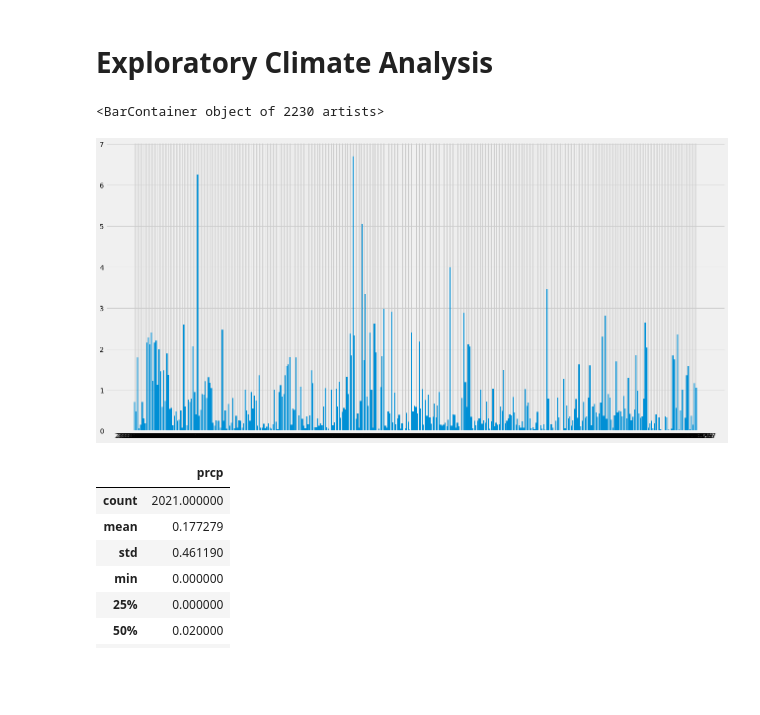
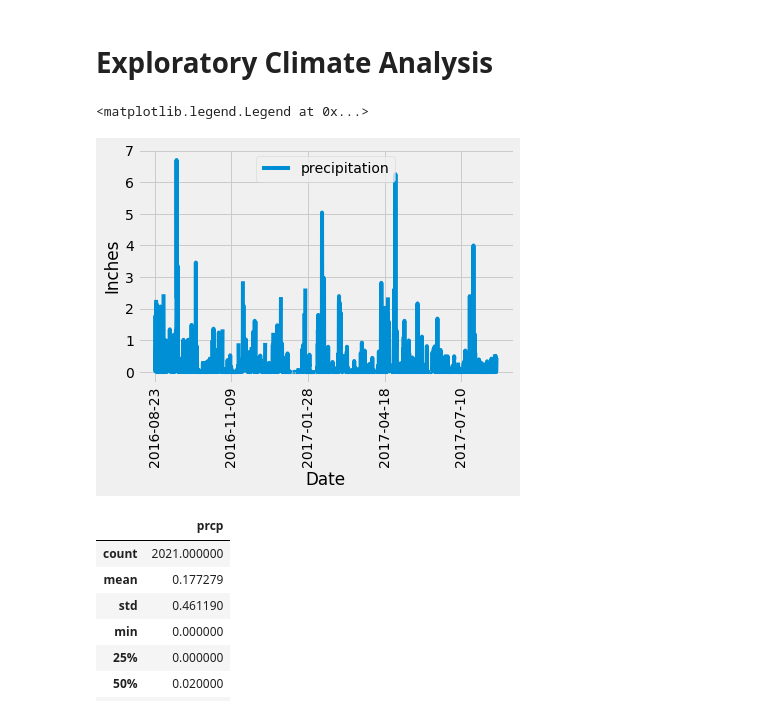
Before and after one commit to debrawu/sqlalchemy-challenge, a Jupyter notebook: climate_starter.ipynb, the cells around one changed output. Drawn from its saved outputs; the diff is of its cells as text; code cells hidden in the pictures; blank space fills up the shorter version.

Commit message:
trying to figure out the graph

```diff
--- a/climate_starter.ipynb
+++ b/climate_starter.ipynb
@@ -63,36 +63,40 @@ Measurement.__table__.columns.values()
 last_yr_prcp = session.query(Measurement.date, Measurement.prcp).filter(Measurement.date >= aug_23_2016).all()
 
 last_yr_prcp
 
 # Save the query results as a Pandas DataFrame and set the index to the date column
 
-last_yr_dt = pd.DataFrame(last_yr_prcp)
+last_yr_dt = pd.DataFrame(last_yr_prcp, columns=['date', 'precipitation'])
 
 df = last_yr_dt.set_index('date')
 df
 
 # # Sort the dataframe by date
 df
 
 reset_index = df.sort_index()
 
 reset_index.head()
 
 # # Use Pandas Plotting with Matplotlib to plot the data
 
 # # group_dates = reset_index.groupby(['date']).sum()['prcp']
 # len(last_yr_dt['date'])
 # x_axis = np.arange(len(last_yr_dt['date']))
 # height = reset_index['prcp']
 
 # # # prcp = reset_index['prcp']
 
 # plt.figure(figsize=(20,10));
 
 # plt.bar(last_yr_dt['date'], height=reset_index['prcp'], alpha=1, align='center', width=.8)
+ax = reset_index.plot(rot=90)
+ax.set_ylabel('Inches')
+ax.set_xlabel('Date')
+ax.legend(loc='best')
 # %% [output]
-<BarContainer object of 2230 artists>
+<matplotlib.legend.Legend at 0x...>
-[figure, old version]
+[figure, new version]
 # %%
 # Use Pandas to calcualte the summary statistics for the precipitation data
 
```
